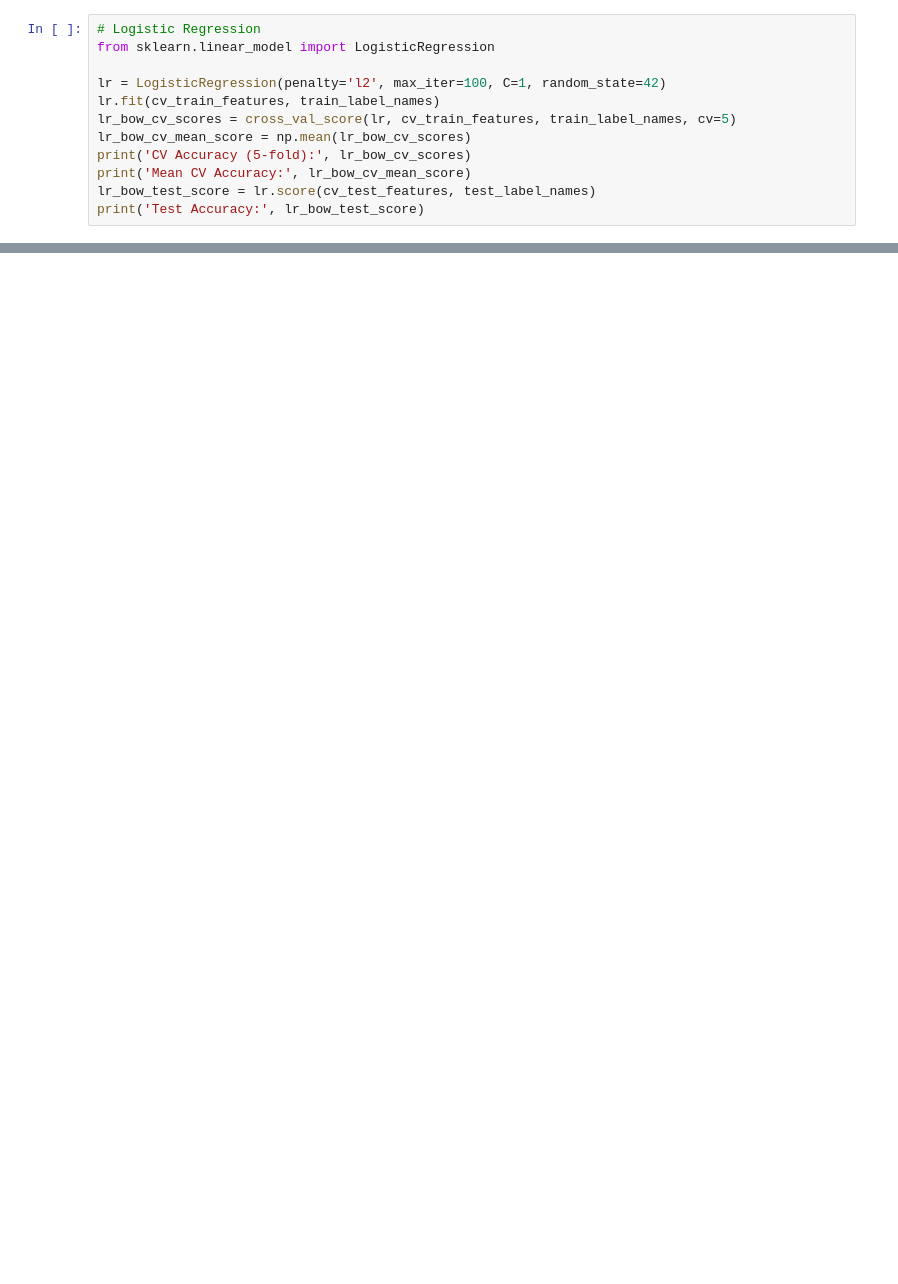
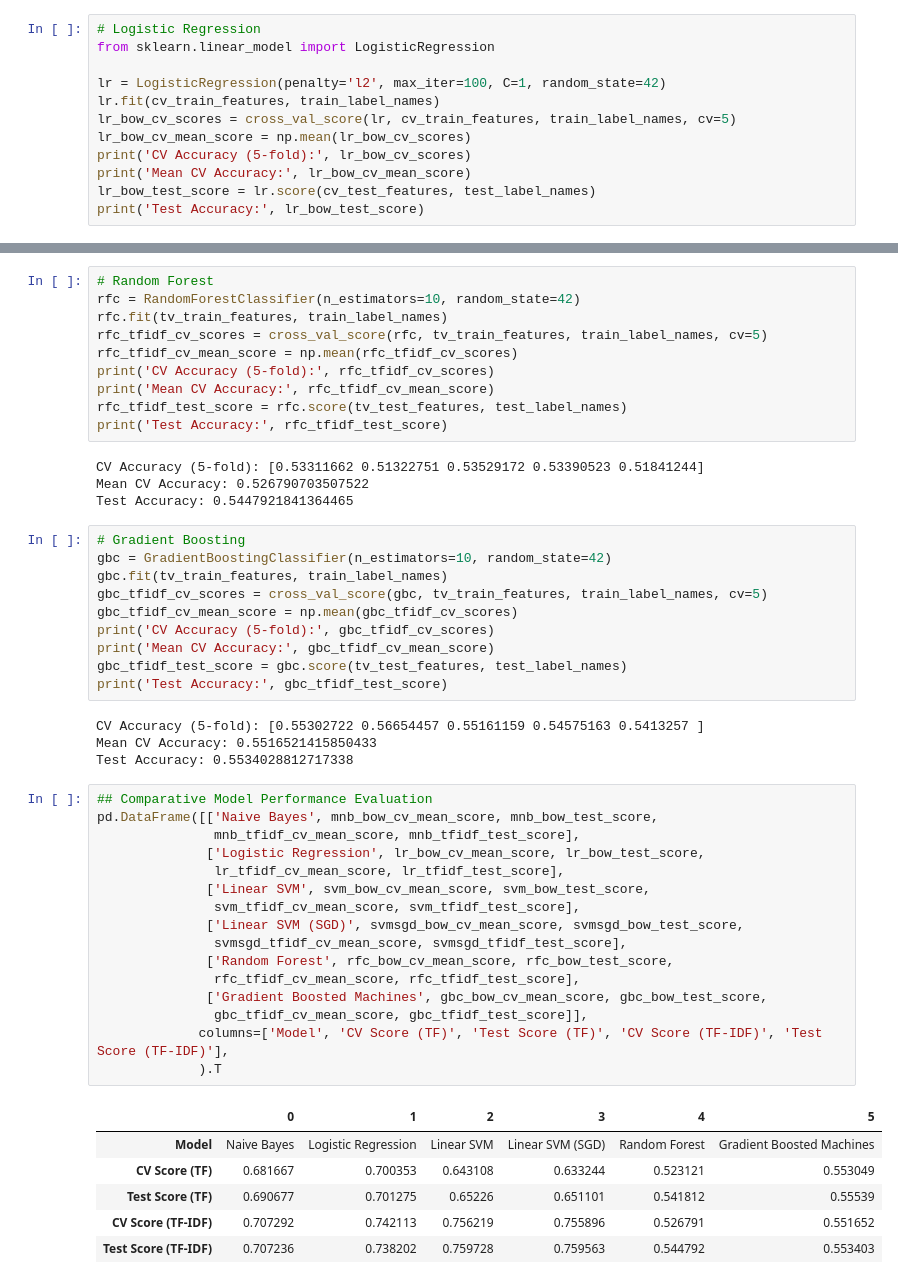
Before and after one commit to beliciataylor/self-study, a Jupyter notebook: NLP_Learning/ch05_text_classification.ipynb, the cells around one changed output, grey strips where cells are left out. Drawn from its saved outputs; the diff is of its cells as text; blank space fills up the shorter version.

```diff
--- a/NLP_Learning/ch05_text_classification.ipynb
+++ b/NLP_Learning/ch05_text_classification.ipynb
@@ -355,0 +449,51 @@ print('Test Accuracy:', gbc_bow_test_score)
+# %%
+# Random Forest
+rfc = RandomForestClassifier(n_estimators=10, random_state=42)
+rfc.fit(tv_train_features, train_label_names)
+rfc_tfidf_cv_scores = cross_val_score(rfc, tv_train_features, train_label_names, cv=5)
+rfc_tfidf_cv_mean_score = np.mean(rfc_tfidf_cv_scores)
+print('CV Accuracy (5-fold):', rfc_tfidf_cv_scores)
+print('Mean CV Accuracy:', rfc_tfidf_cv_mean_score)
+rfc_tfidf_test_score = rfc.score(tv_test_features, test_label_names)
+print('Test Accuracy:', rfc_tfidf_test_score)
+# %% [output]
+CV Accuracy (5-fold): [0.53311662 0.51322751 0.53529172 0.53390523 0.51841244]
+Mean CV Accuracy: 0.526790703507522
+Test Accuracy: 0.5447921841364465
+# %%
+# Gradient Boosting
+gbc = GradientBoostingClassifier(n_estimators=10, random_state=42)
+gbc.fit(tv_train_features, train_label_names)
+gbc_tfidf_cv_scores = cross_val_score(gbc, tv_train_features, train_label_names, cv=5)
+gbc_tfidf_cv_mean_score = np.mean(gbc_tfidf_cv_scores)
+print('CV Accuracy (5-fold):', gbc_tfidf_cv_scores)
+print('Mean CV Accuracy:', gbc_tfidf_cv_mean_score)
+gbc_tfidf_test_score = gbc.score(tv_test_features, test_label_names)
+print('Test Accuracy:', gbc_tfidf_test_score)
+# %% [output]
+CV Accuracy (5-fold): [0.55302722 0.56654457 0.55161159 0.54575163 0.5413257 ]
+Mean CV Accuracy: 0.5516521415850433
+Test Accuracy: 0.5534028812717338
+# %%
+## Comparative Model Performance Evaluation
+pd.DataFrame([['Naive Bayes', mnb_bow_cv_mean_score, mnb_bow_test_score,
+               mnb_tfidf_cv_mean_score, mnb_tfidf_test_score],
+              ['Logistic Regression', lr_bow_cv_mean_score, lr_bow_test_score,
+               lr_tfidf_cv_mean_score, lr_tfidf_test_score],
+              ['Linear SVM', svm_bow_cv_mean_score, svm_bow_test_score,
+               svm_tfidf_cv_mean_score, svm_tfidf_test_score],
+              ['Linear SVM (SGD)', svmsgd_bow_cv_mean_score, svmsgd_bow_test_score,
+               svmsgd_tfidf_cv_mean_score, svmsgd_tfidf_test_score],
+              ['Random Forest', rfc_bow_cv_mean_score, rfc_bow_test_score,
+               rfc_tfidf_cv_mean_score, rfc_tfidf_test_score],
+              ['Gradient Boosted Machines', gbc_bow_cv_mean_score, gbc_bow_test_score,
+               gbc_tfidf_cv_mean_score, gbc_tfidf_test_score]],
+             columns=['Model', 'CV Score (TF)', 'Test Score (TF)', 'CV Score (TF-IDF)', 'Test Score (TF-IDF)'],
+             ).T
+# %% [output]
+|  | 0 | 1 | 2 | 3 | 4 | 5 |
+| Model | Naive Bayes | Logistic Regression | Linear SVM | Linear SVM (SGD) | Random Forest | Gradient Boosted Machines |
+| CV Score (TF) | 0.681667 | 0.700353 | 0.643108 | 0.633244 | 0.523121 | 0.553049 |
+| Test Score (TF) | 0.690677 | 0.701275 | 0.65226 | 0.651101 | 0.541812 | 0.55539 |
+| CV Score (TF-IDF) | 0.707292 | 0.742113 | 0.756219 | 0.755896 | 0.526791 | 0.551652 |
+| Test Score (TF-IDF) | 0.707236 | 0.738202 | 0.759728 | 0.759563 | 0.544792 | 0.553403 |
```
Also changed, not shown: parts of 37 cells of this notebook, 1 other file.
